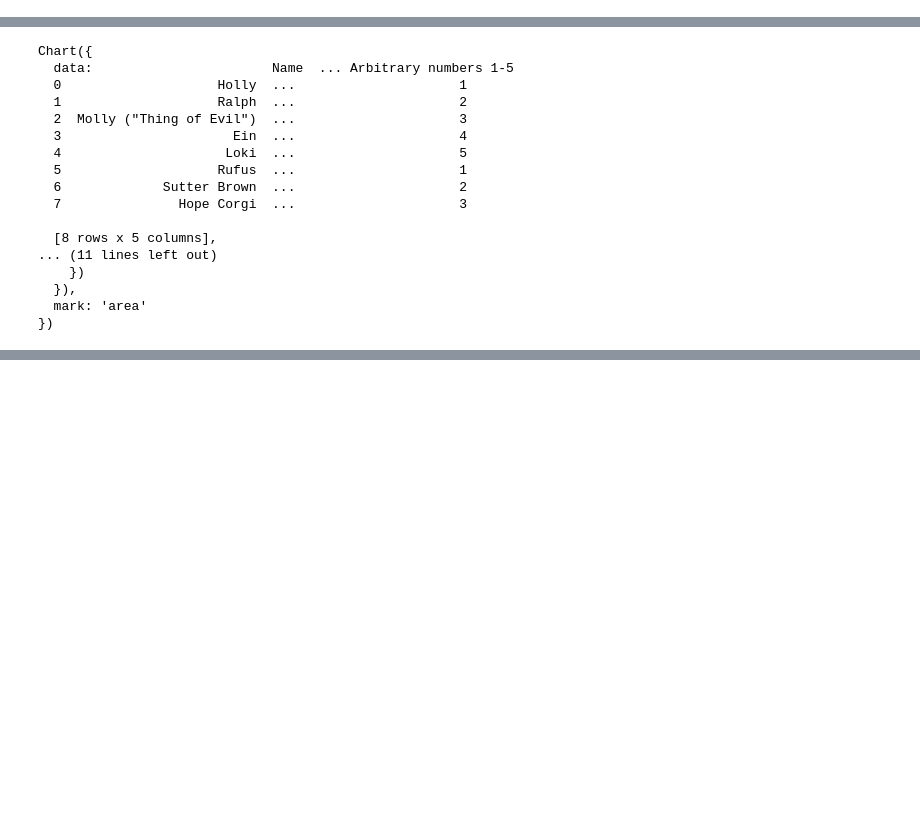
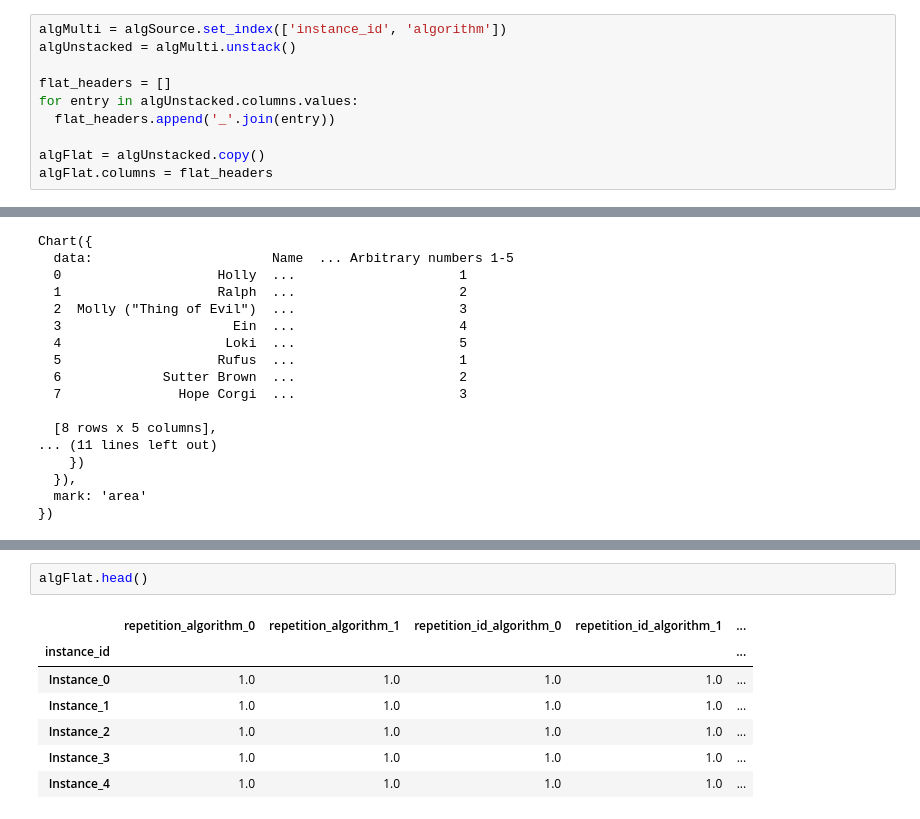
Before and after one commit to chawlaKat/Notebook-Noodlings, a Jupyter notebook: Get_Scattered_Fancy.ipynb, the cells around one changed output, grey strips where cells are left out. Drawn from its saved outputs; the diff is of its cells as text; blank space fills up the shorter version.

```diff
--- a/Get_Scattered_Fancy.ipynb
+++ b/Get_Scattered_Fancy.ipynb
@@ -26,6 +26,16 @@ from pprint import pprint
 corgis = pd.read_csv('corgi_named.csv')
 # %%
 algSource = bb.arff_to_dataframe('abstracted_algorithm_runs.arff')
+# %%
+algMulti = algSource.set_index(['instance_id', 'algorithm'])
+algUnstacked = algMulti.unstack()
+
+flat_headers = []
+for entry in algUnstacked.columns.values:
+  flat_headers.append('_'.join(entry))
+
+algFlat = algUnstacked.copy()
+algFlat.columns = flat_headers
 # %%
 alg_rekeyed = algSource.set_index('instance_id')
 alg_joined = alg_rekeyed.join(alg_rekeyed, lsuffix='_x', rsuffix='_y')
@@ -1608,0 +1592,10 @@ just to see if it's possible, i want to assign the selector to the axis
+# %%
+algFlat.head()
+# %% [output]
+|  | repetition_algorithm_0 | repetition_algorithm_1 | repetition_id_algorithm_0 | repetition_id_algorithm_1 | ... |
+| instance_id |  |  |  |  | ... |
+| Instance_0 | 1.0 | 1.0 | 1.0 | 1.0 | ... |
+| Instance_1 | 1.0 | 1.0 | 1.0 | 1.0 | ... |
+| Instance_2 | 1.0 | 1.0 | 1.0 | 1.0 | ... |
+| Instance_3 | 1.0 | 1.0 | 1.0 | 1.0 | ... |
+| Instance_4 | 1.0 | 1.0 | 1.0 | 1.0 | ... |
```
Also changed, not shown: parts of 26 cells of this notebook.
